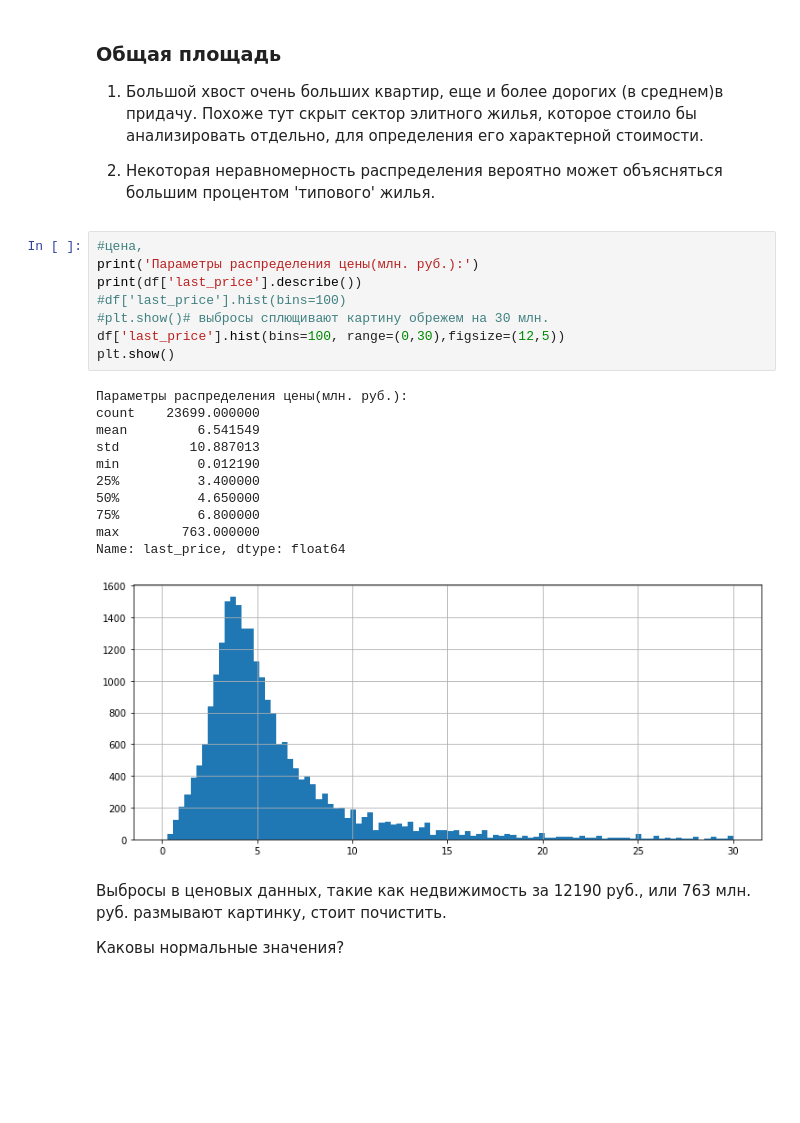
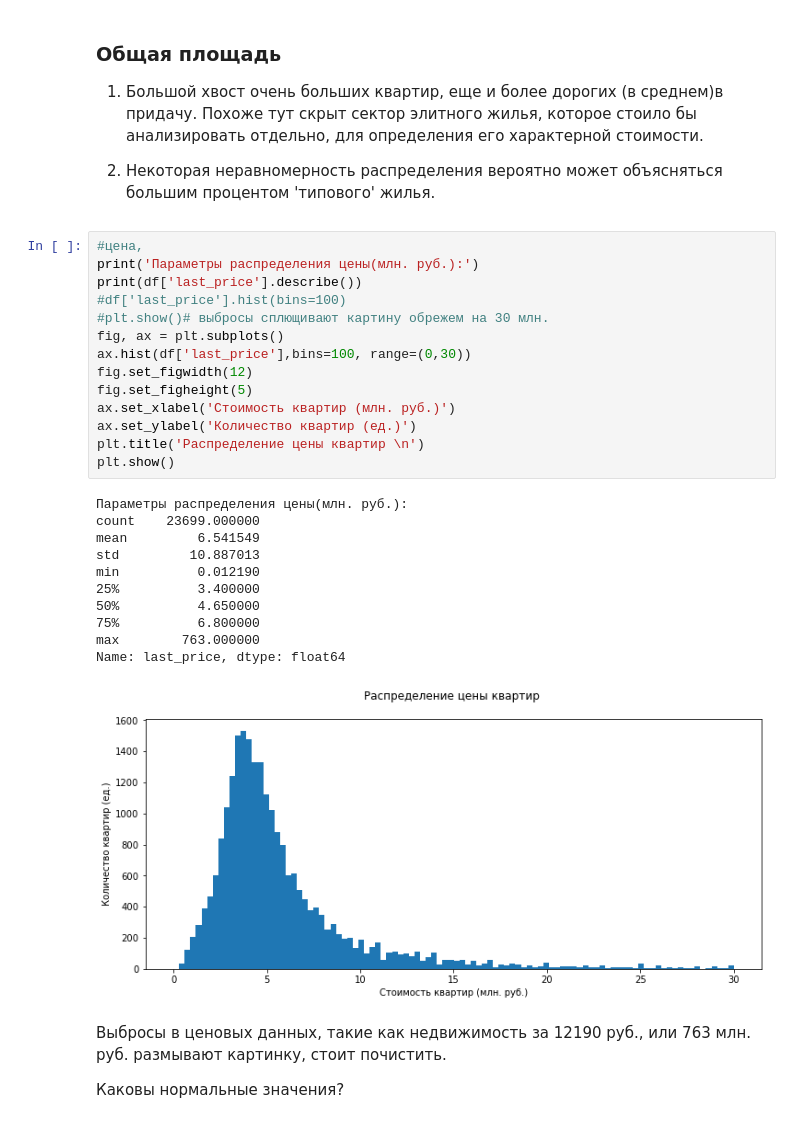
Before and after one commit to GitPilgrim/SPB_real_estate_research, a Jupyter notebook: SPB_real_estate_research.ipynb, the cells around one changed output. Saved outputs shown, nothing was run; the diff lists cells and outputs as text; blank space fills up the shorter version.

```diff
--- a/SPB_real_estate_research.ipynb
+++ b/SPB_real_estate_research.ipynb
@@ -687,23 +704,29 @@ print(df.query('total_area > 115')['price_m2'].mean())
 # %%
 #цена,
 print('Параметры распределения цены(млн. руб.):')
 print(df['last_price'].describe())
 #df['last_price'].hist(bins=100)
 #plt.show()# выбросы сплющивают картину обрежем на 30 млн.
-df['last_price'].hist(bins=100, range=(0,30),figsize=(12,5))
+fig, ax = plt.subplots()
+ax.hist(df['last_price'],bins=100, range=(0,30))
+fig.set_figwidth(12)
+fig.set_figheight(5)
+ax.set_xlabel('Стоимость квартир (млн. руб.)')
+ax.set_ylabel('Количество квартир (ед.)')
+plt.title('Распределение цены квартир \n')
 plt.show()
 # %% [output]
 Параметры распределения цены(млн. руб.):
 count    23699.000000
 mean         6.541549
 std         10.887013
 min          0.012190
 25%          3.400000
 50%          4.650000
 75%          6.800000
 max        763.000000
 Name: last_price, dtype: float64
-[figure, old version]
+[figure, new version]
 # %% [markdown]
 Выбросы в ценовых данных, такие как недвижимость за 12190 руб., или 763 млн. руб. размывают картинку, стоит почистить.
 
```
Also changed, not shown: parts of 26 cells of this notebook, 1 other file.
